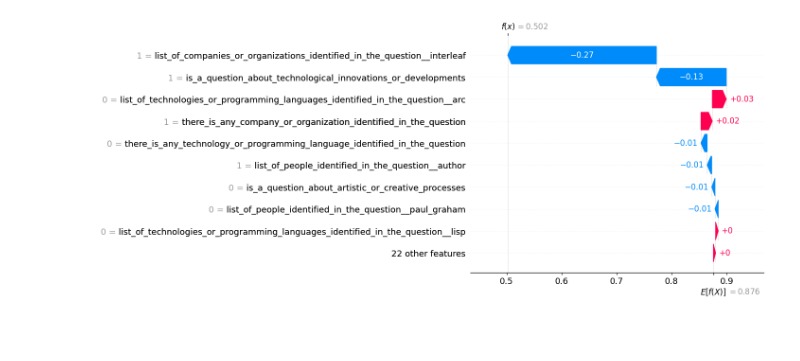
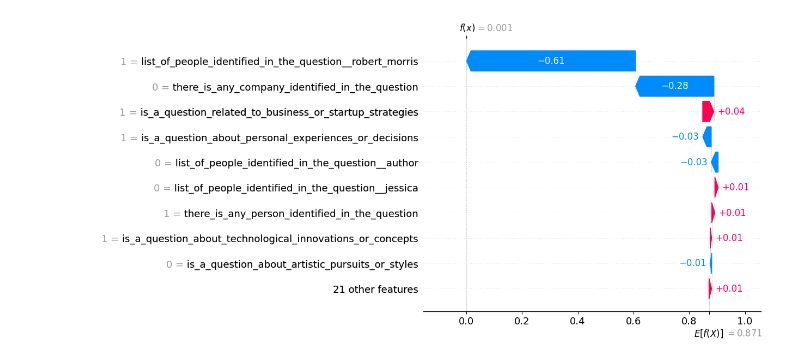
Before and after one commit to microsoft/dstoolkit-genai-shap, a Jupyter notebook: docs/examples/03-gaishap-blackbox-model.ipynb, the cells around one changed output. Cells and saved outputs as stored; diff of their text form; code cells hidden in the pictures; blank space fills up the shorter version.

```diff
--- a/docs/examples/03-gaishap-blackbox-model.ipynb
+++ b/docs/examples/03-gaishap-blackbox-model.ipynb
@@ -94,5 +126,5 @@ gai_explainer.r2_scores_
 # %%
-metric = 'faithfulness'
+metric = 'context_recall'
 
 X = pd.DataFrame(gai_explainer.preprocessed_features)
 metric_explainer = gai_explainer.explainers_[metric]
@@ -139,0 +181,31 @@ df_metric.style.apply(
+# %%
+index = 14
+
+context = df_test_dataset.loc[index,'retrieved_contexts']
+context_str = "\n".join([f"\n**CHUNK {i+1}:**\n\n{c}" for i, c in zip(range(len(context)),context)])
+
+
+index_details = f"""
+### INDEX {index}
+
+**USER INPUT:**
+{df_test_dataset.loc[index,'user_input']}
+
+**RETRIEVED CONTEXT:**
+
+{context_str}
+
+**RESPONSE:**
+{df_test_dataset.loc[index,'response']}
+
+**REFERENCE:**
+{df_test_dataset.loc[index,'reference']}
+
+**METRIC:** {metric}
+
+**METRIC Value:** {df_test_dataset.loc[index, metric]:.3f}
+
+**MODEL ESTIMATED Value:** {df_metric.loc[index, 'estimated_value']:.3f}
+"""
+
+display(Markdown(index_details))
@@ -140,5 +251,4 @@ df_metric.style.apply(
 # %%
-index = 9
 shap.waterfall_plot(shap_values[index])
 # %% [output]
-[figure, old version]
+[figure, new version]
```
Also changed, not shown: parts of 17 cells of this notebook, 10 other files.
